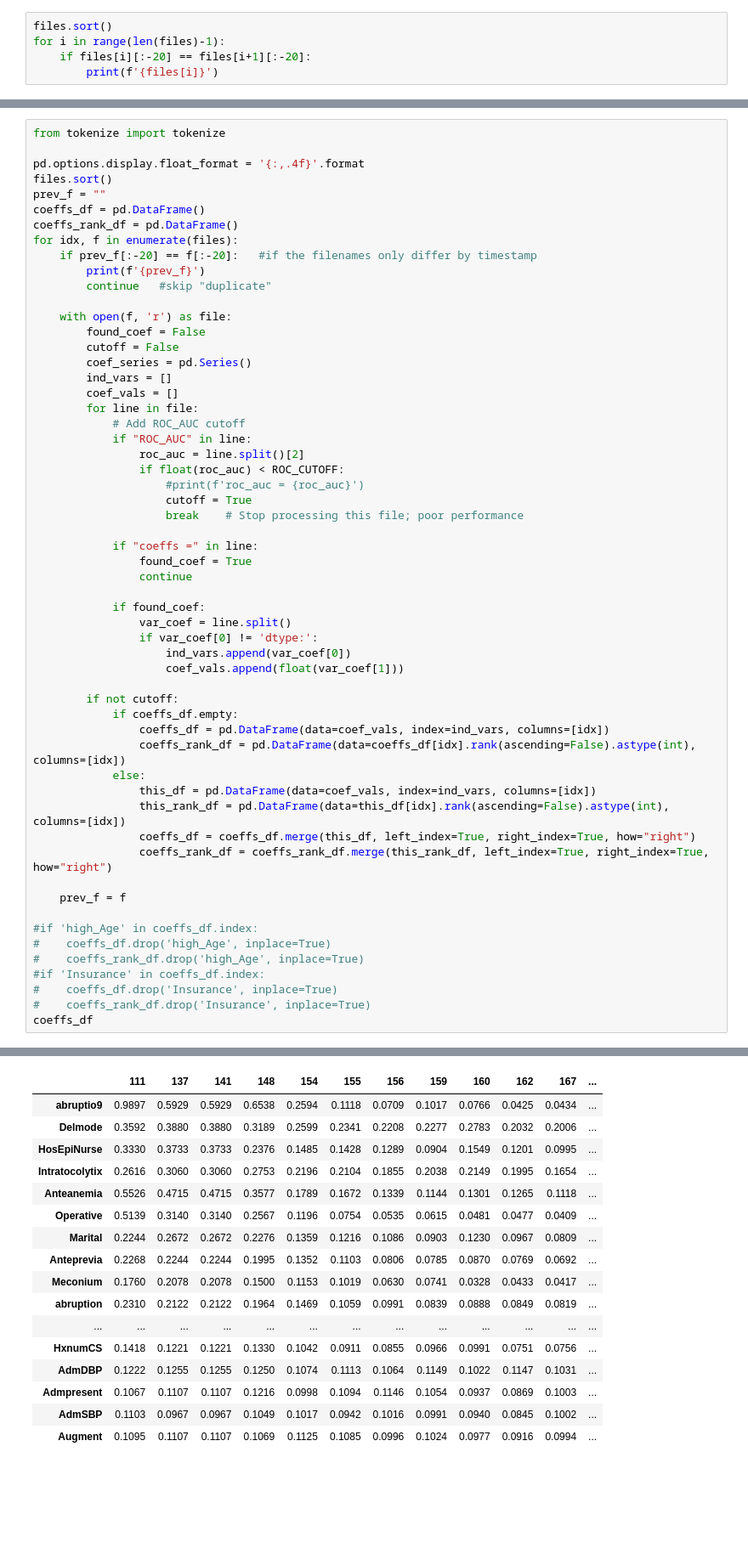
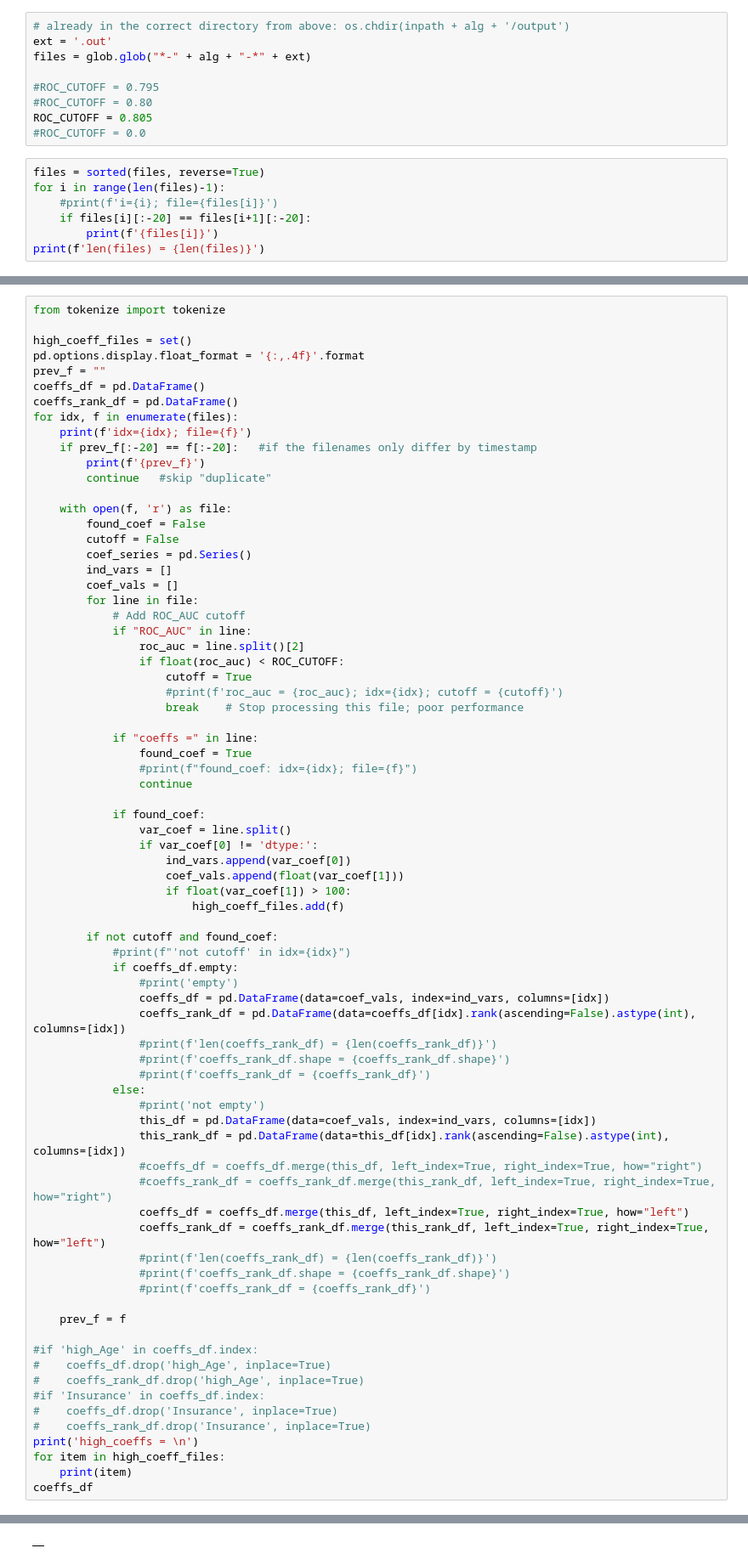
Before and after one commit to lhncbc/MFM_bopf, a Jupyter notebook: src/multi_predict/spread_coeffs_combo.ipynb, the cells around one changed output, grey strips where cells are left out. Shown at 85% size. Cells and saved outputs as stored; diff of their text form; blank space fills up the shorter version.

```diff
--- a/src/multi_predict/spread_coeffs_combo.ipynb
+++ b/src/multi_predict/spread_coeffs_combo.ipynb
@@ -108,6 +122,17 @@ files = glob.glob("*-MLP-*.out")
+# %%
+# already in the correct directory from above: os.chdir(inpath + alg + '/output')
+ext = '.out'
+files = glob.glob("*-" + alg + "-*" + ext)
+
+#ROC_CUTOFF = 0.795
+#ROC_CUTOFF = 0.80
+ROC_CUTOFF = 0.805
+#ROC_CUTOFF = 0.0
 # %%
-files.sort()
+files = sorted(files, reverse=True)
 for i in range(len(files)-1):
+    #print(f'i={i}; file={files[i]}')
     if files[i][:-20] == files[i+1][:-20]:
         print(f'{files[i]}')
+print(f'len(files) = {len(files)}')
 # %% [output]
@@ -116,12 +140,13 @@ transfus_yes-1-RAND-MLP-relu_1e-05_[64,32,16,8,4]_0.001_500_7_adam-1-1.0-2020102
 # %%
 from tokenize import tokenize
 
+high_coeff_files = set()
 pd.options.display.float_format = '{:,.4f}'.format
-files.sort()
 prev_f = ""
 coeffs_df = pd.DataFrame()
 coeffs_rank_df = pd.DataFrame()
 for idx, f in enumerate(files):
+    print(f'idx={idx}; file={f}')
     if prev_f[:-20] == f[:-20]:   #if the filenames only differ by timestamp
         print(f'{prev_f}')
         continue   #skip "duplicate"
@@ -137,12 +162,13 @@ for idx, f in enumerate(files):
             if "ROC_AUC" in line:
                 roc_auc = line.split()[2]
                 if float(roc_auc) < ROC_CUTOFF:
-                    #print(f'roc_auc = {roc_auc}')
                     cutoff = True
+                    #print(f'roc_auc = {roc_auc}; idx={idx}; cutoff = {cutoff}')
                     break    # Stop processing this file; poor performance
 
             if "coeffs =" in line:
                 found_coef = True
+                #print(f"found_coef: idx={idx}; file={f}")
                 continue
 
             if found_coef:
@@ -150,16 +176,29 @@ for idx, f in enumerate(files):
                 if var_coef[0] != 'dtype:':
                     ind_vars.append(var_coef[0])
                     coef_vals.append(float(var_coef[1]))
+                    if float(var_coef[1]) > 100:
+                        high_coeff_files.add(f)
 
-        if not cutoff:
+        if not cutoff and found_coef:
+            #print(f"'not cutoff' in idx={idx}")
             if coeffs_df.empty:
+                #print('empty')
                 coeffs_df = pd.DataFrame(data=coef_vals, index=ind_vars, columns=[idx])
                 coeffs_rank_df = pd.DataFrame(data=coeffs_df[idx].rank(ascending=False).astype(int), columns=[idx])
+                #print(f'len(coeffs_rank_df) = {len(coeffs_rank_df)}')
+                #print(f'coeffs_rank_df.shape = {coeffs_rank_df.shape}')
+                #print(f'coeffs_rank_df = {coeffs_rank_df}')
             else:
+                #print('not empty')
                 this_df = pd.DataFrame(data=coef_vals, index=ind_vars, columns=[idx])
                 this_rank_df = pd.DataFrame(data=this_df[idx].rank(ascending=False).astype(int), columns=[idx])
-                coeffs_df = coeffs_df.merge(this_df, left_index=True, right_index=True, how="right")
-                coeffs_rank_df = coeffs_rank_df.merge(this_rank_df, left_index=True, right_index=True, how="right")
+                #coeffs_df = coeffs_df.merge(this_df, left_index=True, right_index=True, how="right")
+                #coeffs_rank_df = coeffs_rank_df.merge(this_rank_df, left_index=True, right_index=True, how="right")
+                coeffs_df = coeffs_df.merge(this_df, left_index=True, right_index=True, how="left")
+                coeffs_rank_df = coeffs_rank_df.merge(this_rank_df, left_index=True, right_index=True, how="left")
+                #print(f'len(coeffs_rank_df) = {len(coeffs_rank_df)}')
+                #print(f'coeffs_rank_df.shape = {coeffs_rank_df.shape}')
+                #print(f'coeffs_rank_df = {coeffs_rank_df}')
 
     prev_f = f
 
@@ -169,5 +208,8 @@ for idx, f in enumerate(files):
 #if 'Insurance' in coeffs_df.index:
 #    coeffs_df.drop('Insurance', inplace=True)
 #    coeffs_rank_df.drop('Insurance', inplace=True)
+print('high_coeffs = \n')
+for item in high_coeff_files:
+    print(item)
 coeffs_df
 # %% [output]
@@ -176,17 +233 @@ transfus_yes-1-RAND-MLP-relu_1e-05_[64,32,16,8,4]_0.001_500_7_adam-1-1.0-2020102
-|  | 111 | 137 | 141 | 148 | 154 | 155 | 156 | 159 | 160 | 162 | 167 | ... |
-| abruptio9 | 0.9897 | 0.5929 | 0.5929 | 0.6538 | 0.2594 | 0.1118 | 0.0709 | 0.1017 | 0.0766 | 0.0425 | 0.0434 | ... |
-| Delmode | 0.3592 | 0.3880 | 0.3880 | 0.3189 | 0.2599 | 0.2341 | 0.2208 | 0.2277 | 0.2783 | 0.2032 | 0.2006 | ... |
-| HosEpiNurse | 0.3330 | 0.3733 | 0.3733 | 0.2376 | 0.1485 | 0.1428 | 0.1289 | 0.0904 | 0.1549 | 0.1201 | 0.0995 | ... |
-| Intratocolytix | 0.2616 | 0.3060 | 0.3060 | 0.2753 | 0.2196 | 0.2104 | 0.1855 | 0.2038 | 0.2149 | 0.1995 | 0.1654 | ... |
-| Anteanemia | 0.5526 | 0.4715 | 0.4715 | 0.3577 | 0.1789 | 0.1672 | 0.1339 | 0.1144 | 0.1301 | 0.1265 | 0.1118 | ... |
-| Operative | 0.5139 | 0.3140 | 0.3140 | 0.2567 | 0.1196 | 0.0754 | 0.0535 | 0.0615 | 0.0481 | 0.0477 | 0.0409 | ... |
-| Marital | 0.2244 | 0.2672 | 0.2672 | 0.2276 | 0.1359 | 0.1216 | 0.1086 | 0.0903 | 0.1230 | 0.0967 | 0.0809 | ... |
-| Anteprevia | 0.2268 | 0.2244 | 0.2244 | 0.1995 | 0.1352 | 0.1103 | 0.0806 | 0.0785 | 0.0870 | 0.0769 | 0.0692 | ... |
-| Meconium | 0.1760 | 0.2078 | 0.2078 | 0.1500 | 0.1153 | 0.1019 | 0.0630 | 0.0741 | 0.0328 | 0.0433 | 0.0417 | ... |
-| abruption | 0.2310 | 0.2122 | 0.2122 | 0.1964 | 0.1469 | 0.1059 | 0.0991 | 0.0839 | 0.0888 | 0.0849 | 0.0819 | ... |
-| ... | ... | ... | ... | ... | ... | ... | ... | ... | ... | ... | ... | ... |
-| HxnumCS | 0.1418 | 0.1221 | 0.1221 | 0.1330 | 0.1042 | 0.0911 | 0.0855 | 0.0966 | 0.0991 | 0.0751 | 0.0756 | ... |
-| AdmDBP | 0.1222 | 0.1255 | 0.1255 | 0.1250 | 0.1074 | 0.1113 | 0.1064 | 0.1149 | 0.1022 | 0.1147 | 0.1031 | ... |
-| Admpresent | 0.1067 | 0.1107 | 0.1107 | 0.1216 | 0.0998 | 0.1094 | 0.1146 | 0.1054 | 0.0937 | 0.0869 | 0.1003 | ... |
-| AdmSBP | 0.1103 | 0.0967 | 0.0967 | 0.1049 | 0.1017 | 0.0942 | 0.1016 | 0.0991 | 0.0940 | 0.0845 | 0.1002 | ... |
-| Augment | 0.1095 | 0.1107 | 0.1107 | 0.1069 | 0.1125 | 0.1085 | 0.0996 | 0.1024 | 0.0977 | 0.0916 | 0.0994 | ... |
+|  |
```
Also changed, not shown: parts of 16 cells of this notebook, 2 other files.
